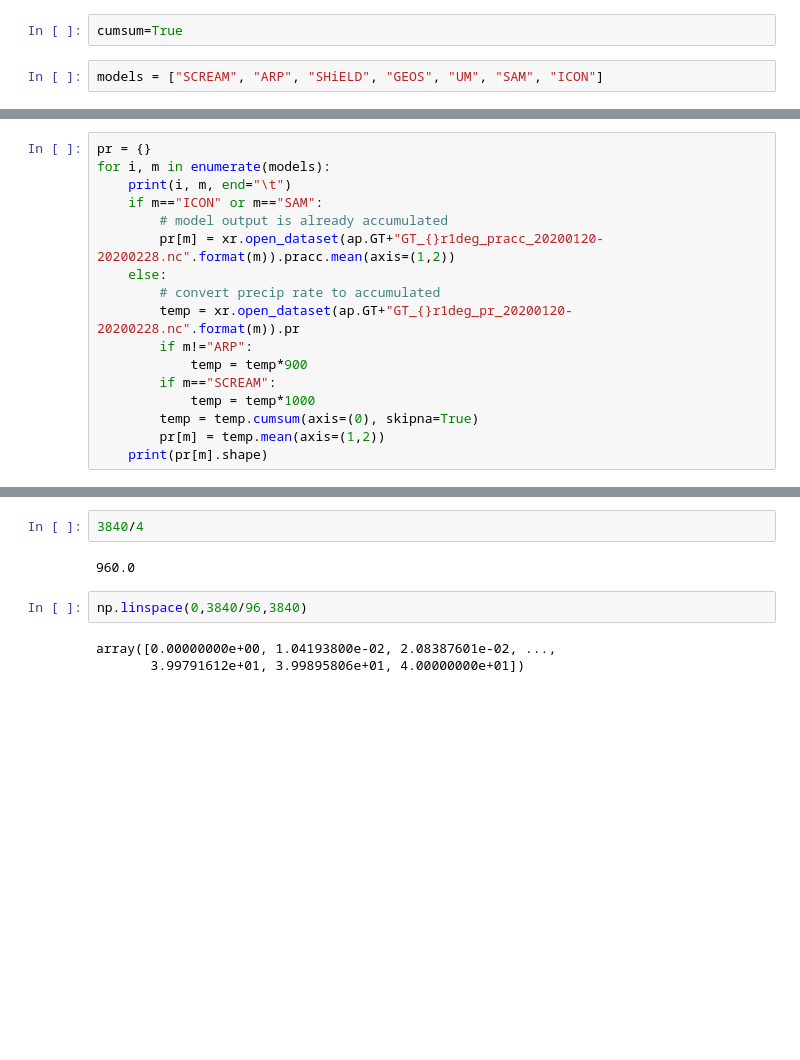
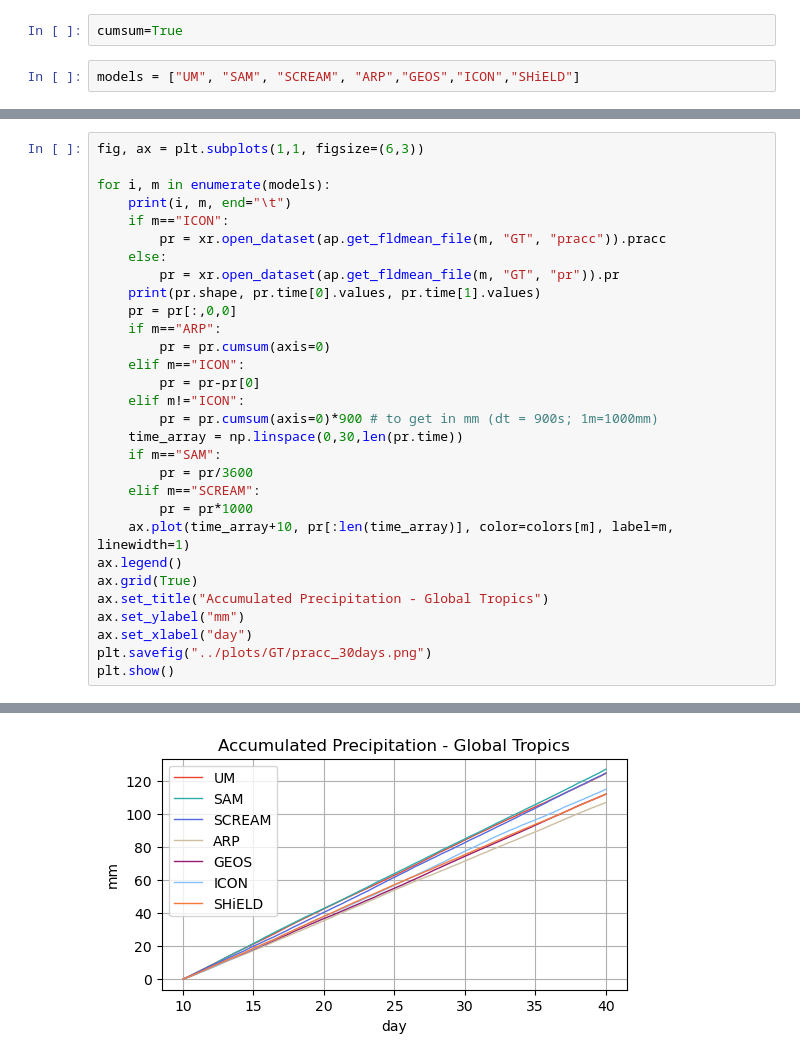
Before and after one commit to smturbev/dyamond2, a Jupyter notebook: python_scripts/precip_rate.ipynb, the cells around one changed output, grey strips where cells are left out. Saved outputs shown, nothing was run; the diff lists cells and outputs as text; blank space fills up the shorter version.

```diff
--- a/python_scripts/precip_rate.ipynb
+++ b/python_scripts/precip_rate.ipynb
@@ -15,4 +16,4 @@ colors = ap.COLORS
 # %%
 cumsum=True
 # %%
-models = ["SCREAM", "ARP", "SHiELD", "GEOS", "UM", "SAM", "ICON"]
+models = ["UM", "SAM", "SCREAM", "ARP","GEOS","ICON","SHiELD"]
@@ -19,18 +33,31 @@ models = ["SCREAM", "ARP", "SHiELD", "GEOS", "UM", "SAM", "ICON"]
 # %%
-pr = {}
+fig, ax = plt.subplots(1,1, figsize=(6,3))
+
 for i, m in enumerate(models):
     print(i, m, end="\t")
-    if m=="ICON" or m=="SAM":
-        # model output is already accumulated
-        pr[m] = xr.open_dataset(ap.GT+"GT_{}r1deg_pracc_20200120-20200228.nc".format(m)).pracc.mean(axis=(1,2))
+    if m=="ICON":
+        pr = xr.open_dataset(ap.get_fldmean_file(m, "GT", "pracc")).pracc
     else:
-        # convert precip rate to accumulated
-        temp = xr.open_dataset(ap.GT+"GT_{}r1deg_pr_20200120-20200228.nc".format(m)).pr
-        if m!="ARP":
-            temp = temp*900
-        if m=="SCREAM":
-            temp = temp*1000
-        temp = temp.cumsum(axis=(0), skipna=True)
-        pr[m] = temp.mean(axis=(1,2))
-    print(pr[m].shape)
+        pr = xr.open_dataset(ap.get_fldmean_file(m, "GT", "pr")).pr
+    print(pr.shape, pr.time[0].values, pr.time[1].values)
+    pr = pr[:,0,0]
+    if m=="ARP":
+        pr = pr.cumsum(axis=0)
+    elif m=="ICON":
+        pr = pr-pr[0]
+    elif m!="ICON":
+        pr = pr.cumsum(axis=0)*900 # to get in mm (dt = 900s; 1m=1000mm)
+    time_array = np.linspace(0,30,len(pr.time))
+    if m=="SAM":
+        pr = pr/3600
+    elif m=="SCREAM":
+        pr = pr*1000
+    ax.plot(time_array+10, pr[:len(time_array)], color=colors[m], label=m, linewidth=1)
+ax.legend()
+ax.grid(True)
+ax.set_title("Accumulated Precipitation - Global Tropics")
+ax.set_ylabel("mm")
+ax.set_xlabel("day")
+plt.savefig("../plots/GT/pracc_30days.png")
+plt.show()
 # %% [output]
@@ -44,10 +71,2 @@ for i, m in enumerate(models):
+[figure, added]
-# %%
-3840/4
-# %% [output]
-960.0
-# %%
-np.linspace(0,3840/96,3840)
-# %% [output]
-array([0.00000000e+00, 1.04193800e-02, 2.08387601e-02, ...,
-       3.99791612e+01, 3.99895806e+01, 4.00000000e+01])
 # %%
```
Also changed, not shown: parts of 5 cells of this notebook, 52 other files.
